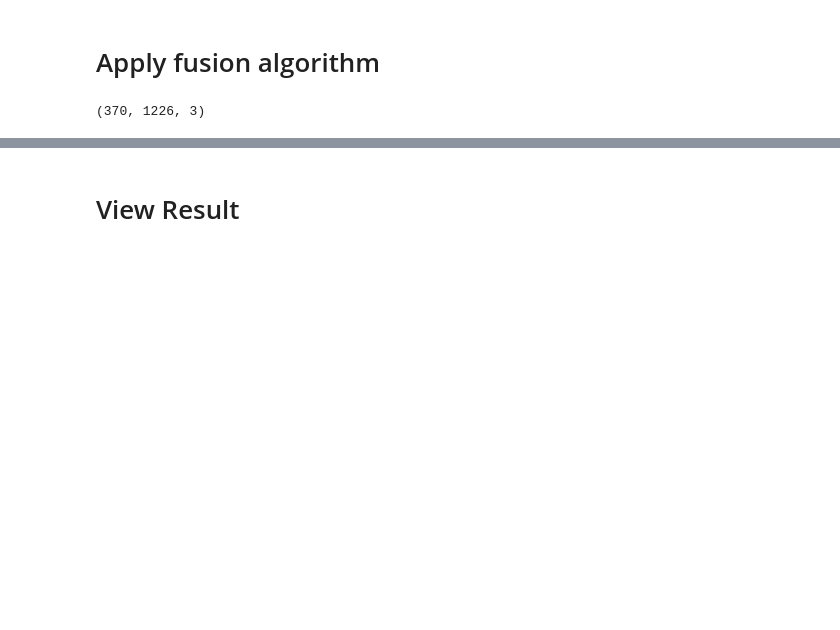
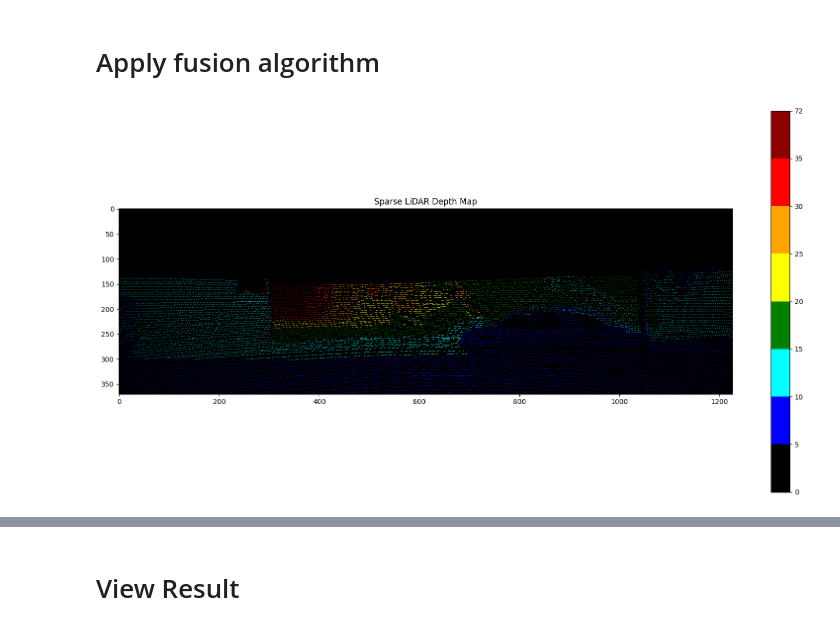
Before and after one commit to adityat4aa/Thesis, a Jupyter notebook: fuse_lidar_camera.ipynb, the cells around one changed output, grey strips where cells are left out. Drawn from its saved outputs; the diff is of its cells as text; code cells hidden in the pictures; blank space fills up the shorter version.

```diff
--- a/fuse_lidar_camera.ipynb
+++ b/fuse_lidar_camera.ipynb
@@ -46,9 +47,10 @@ points = points[points['X'] > 0]
 # Apply fusion algorithm
 # %%
 image = cv2.imread('L.png')
-print(image.shape)
+#print(image.shape)
 pixel_points = []
 lidar_points = []
+lidar_points_comparison = []
 for i in range(len(points)):
     x, y, z = points.iloc[i,:3]
     depth = math.sqrt(x**2 + y**2 + z**2)
@@ -60,19 +62,19 @@ for i in range(len(points)):
         color = (255,0,0)
     world_pt = np.array([x,y,z]).T
     pt_cam_coordinate = np.dot(data_r, world_pt) + data_t.T.flatten()
+
     rectified_pt = np.dot(rectification_matrix,pt_cam_coordinate)
+    depth = round(float(rectified_pt[2]),2)
     rectified_pt = np.hstack((rectified_pt, [1]))
     projected_pt = np.dot(projection_matrix, rectified_pt)
     #print(projected_pt)
     u , v  = int(projected_pt[0] / projected_pt[2]), int(projected_pt[1] / projected_pt[2])
     if 0 < u < 1226 :
         if 0 < v < 370 :
+            #print(depth, projected_pt[2])
+            #break
             pixel_points.append((u,v))
             lidar_points.append((u,v,int(depth)))
+            lidar_points_comparison.append((u,v,depth))
 
             cv2.circle(image,(u,v),1,color)
-
-x_pts = [x[0] for x in pixel_points]
-y_pts = [x[1] for x in pixel_points]
-# %% [output]
-(370, 1226, 3)
@@ -83,0 +81,24 @@ for x,y,z in lidar_points:
+# %%
+lidar_points_np = [(v,u,depth) for (u,v,depth) in lidar_points ]
+sparse_depth_map = np.zeros(shape = (height,width))
+for i,u,depth in lidar_points_np:
+    sparse_depth_map[i,u] = depth
+# %%
+valid_depths = sparse_depth_map[sparse_depth_map > 0]
+min_depth , max_depth = valid_depths.min(), valid_depths.max()
+bins = [0, 5, 10, 15, 20, 25, 30, 35, np.max(sparse_depth_map)]  # Adjust as needed
+colors = ["black", "blue", 'cyan', "green", "yellow", "orange", "red", "darkred"]  # Custom colors
+
+# Create a colormap from the defined colors
+cmap = matplotlib.colors.ListedColormap(colors)
+
+# Use BoundaryNorm to ensure bins match colors, but no normalization is applied
+norm = matplotlib.colors.BoundaryNorm(bins, cmap.N)
+plt.figure(figsize=(20,10))
+plt.imshow(sparse_depth_map, cmap=cmap, norm=norm, interpolation='nearest')
+plt.title("Sparse LiDAR Depth Map")
+plt.colorbar()
+plt.savefig('Sparse Point Clouds.png')
+plt.show()
+# %% [output]
+[figure, added]
```
Also changed, not shown: parts of 17 cells of this notebook.
